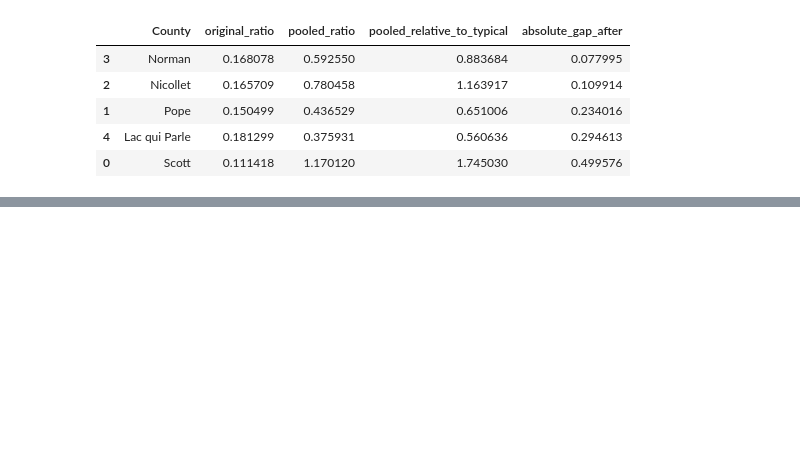
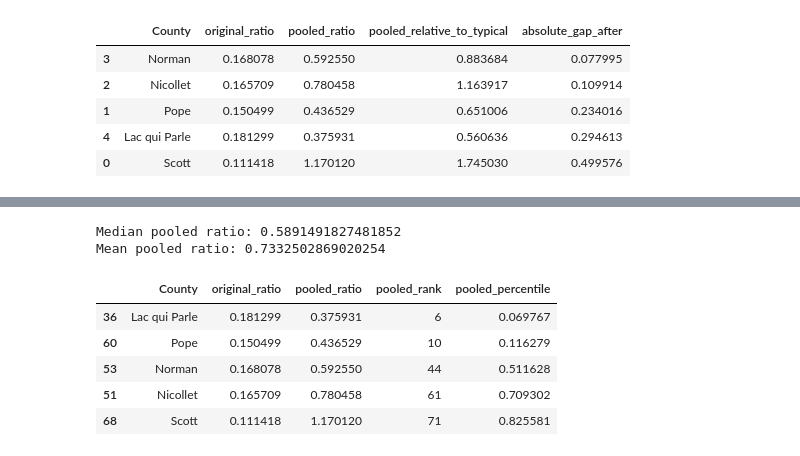
Before and after one commit to Hajar0Ahmed/MinneMUDAC2026Outliers, a Jupyter notebook: notebooks/hub_check.ipynb, the cells around one changed output, grey strips where cells are left out. Saved outputs shown, nothing was run; the diff lists cells and outputs as text; code cells hidden in the pictures; blank space fills up the shorter version.

```diff
--- a/notebooks/hub_check.ipynb
+++ b/notebooks/hub_check.ipynb
@@ -320,0 +406,51 @@ display(
+# %%
+all_hub["pooled_rank"] = (
+    all_hub["pooled_ratio"]
+    .rank(
+        method="min",
+        ascending=True
+    )
+    .astype(int)
+)
+
+all_hub["pooled_percentile"] = (
+    all_hub["pooled_ratio"]
+    .rank(
+        pct=True
+    )
+)
+
+print(
+    "Median pooled ratio:",
+    all_hub["pooled_ratio"].median()
+)
+
+print(
+    "Mean pooled ratio:",
+    all_hub["pooled_ratio"].mean()
+)
+
+target_hub_ranks = all_hub[
+    all_hub["County"].isin(targets)
+][
+    [
+        "County",
+        "original_ratio",
+        "pooled_ratio",
+        "pooled_rank",
+        "pooled_percentile"
+    ]
+].sort_values(
+    "pooled_rank"
+)
+
+display(target_hub_ranks)
+# %% [output]
+Median pooled ratio: 0.5891491827481852
+Mean pooled ratio: 0.7332502869020254
+|  | County | original_ratio | pooled_ratio | pooled_rank | pooled_percentile |
+| 36 | Lac qui Parle | 0.181299 | 0.375931 | 6 | 0.069767 |
+| 60 | Pope | 0.150499 | 0.436529 | 10 | 0.116279 |
+| 53 | Norman | 0.168078 | 0.592550 | 44 | 0.511628 |
+| 51 | Nicollet | 0.165709 | 0.780458 | 61 | 0.709302 |
+| 68 | Scott | 0.111418 | 1.170120 | 71 | 0.825581 |
```
Also changed, not shown: parts of 5 cells of this notebook, 4 other files.
